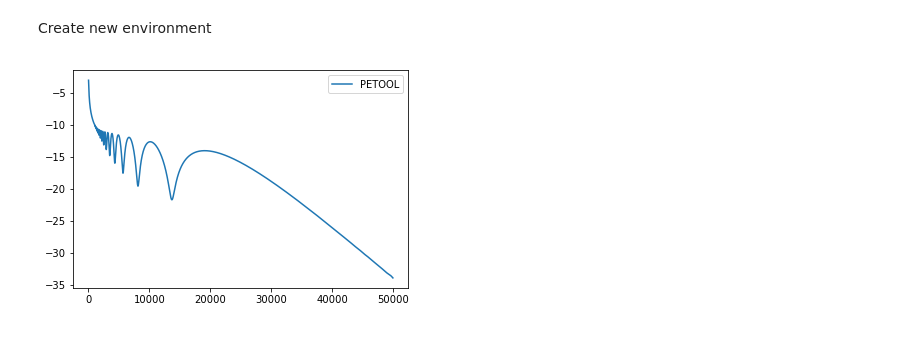
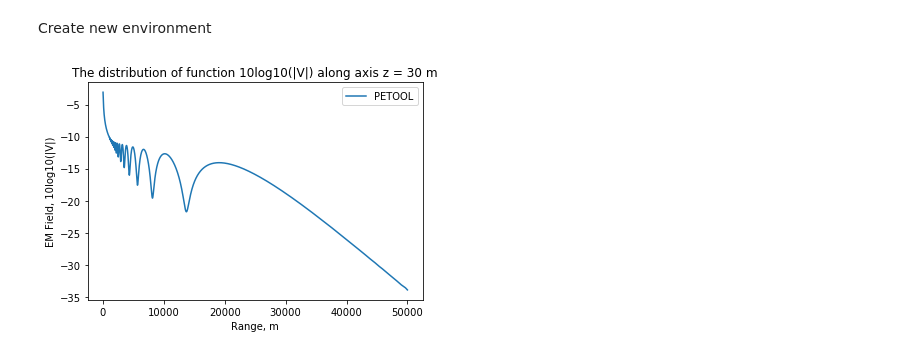
Before and after one commit to mikelytaev/wave-propagation, a Jupyter notebook: examples/petool_wrapper_example.ipynb, the cells around one changed output. Drawn from its saved outputs; the diff is of its cells as text; code cells hidden in the pictures.

Commit message:
PETOOL usage example notebook

```diff
--- a/examples/petool_wrapper_example.ipynb
+++ b/examples/petool_wrapper_example.ipynb
@@ -29,6 +29,10 @@ antenna = GaussSource(k0=petool.k0, height=30, beam_width=2, eval_angle=0, polar
 petool_field = petool.propagate(max_range, antenna)
 # %%
 petool_vis = FieldVisualiser(petool_field, trans_func=lambda x: x, label='PETOOL')
-petool_vis.plot_hor(30).show()
+plt = petool_vis.plot_hor(30)
+plt.xlabel('Range, m')
+plt.ylabel('EM Field, 10log10(|V|)')
+plt.title('The distribution of function 10log10(|V|) along axis z = 30 m')
+plt.show()
 # %% [output]
-[figure, old version]
+[figure, new version]
```
Also changed, not shown: parts of 2 cells of this notebook.
